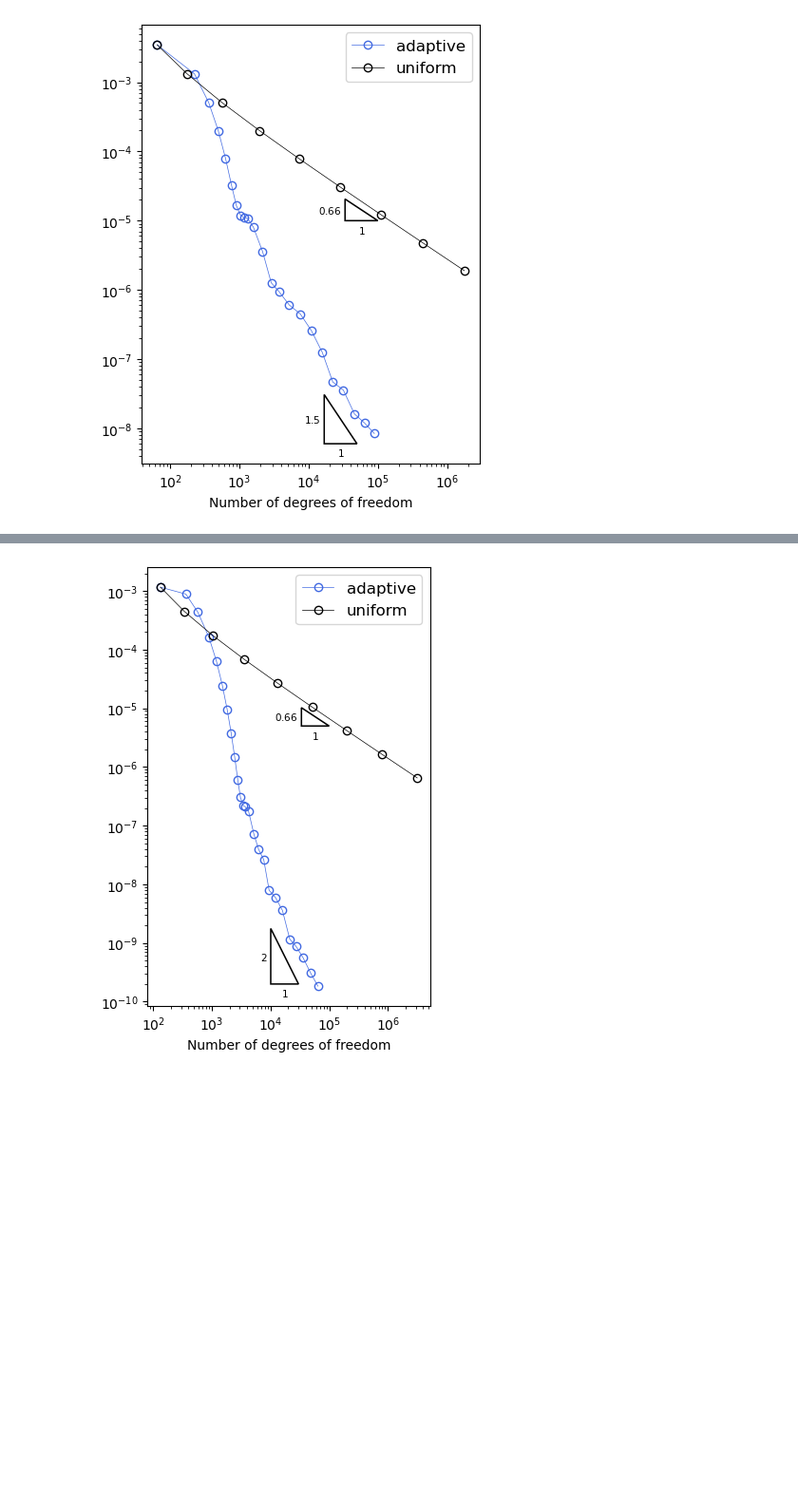
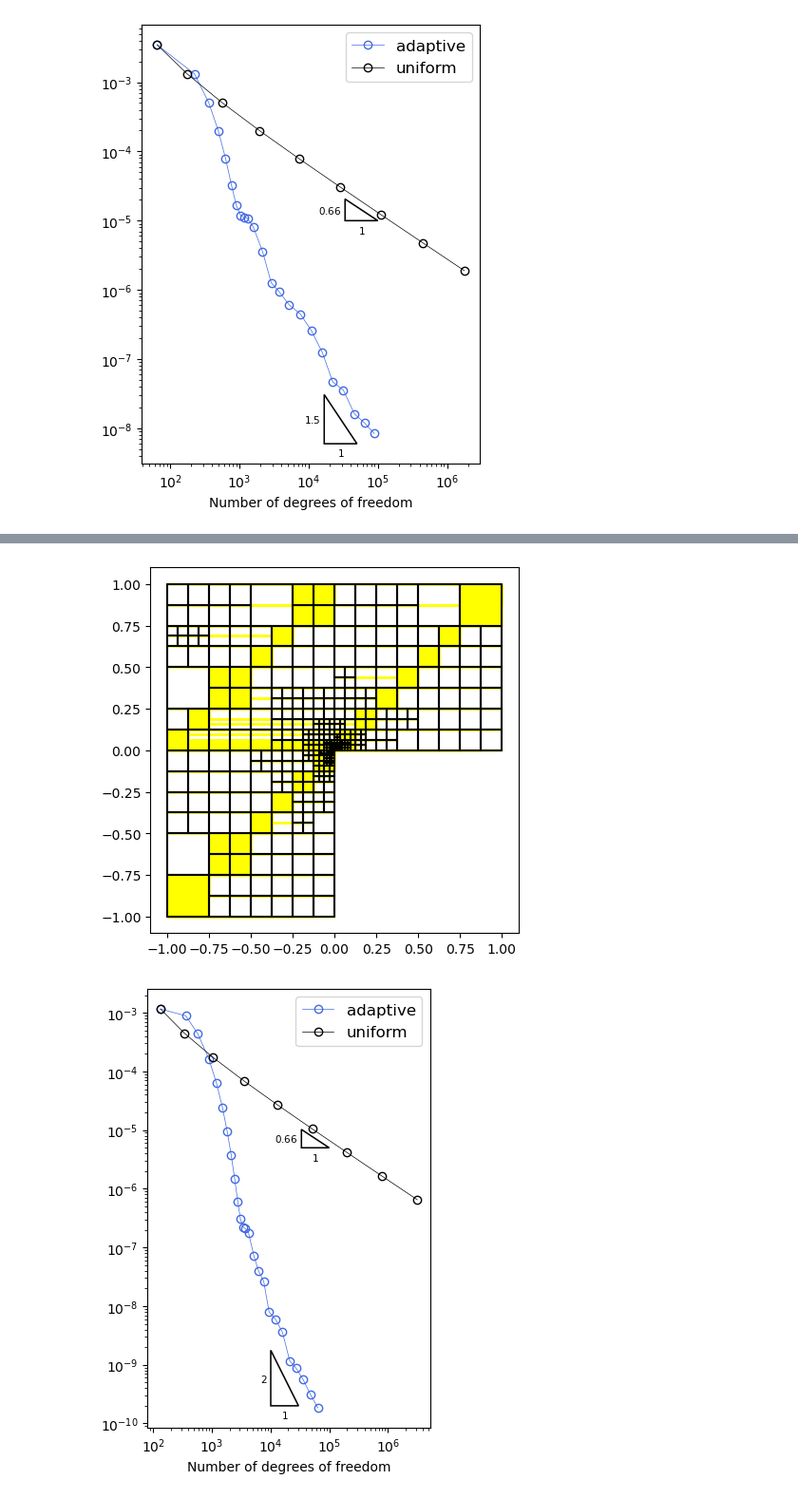
Before and after one commit to c-f-h/pyiga, a Jupyter notebook: notebooks/L-shape.ipynb, the cells around one changed output, grey strips where cells are left out. Shown at 95% size. Saved outputs shown, nothing was run; the diff lists cells and outputs as text; code cells hidden in the pictures; blank space fills up the shorter version.

```diff
--- a/notebooks/L-shape.ipynb
+++ b/notebooks/L-shape.ipynb
@@ -505,0 +528,2 @@ plt.show()
+# %%
+MP_a.mesh.set_domain_id({1:set(list(np.where(err_ind[-1]>1e-4)[0]))})
@@ -506,3 +551,7 @@ plt.show()
+# %%
+MP_a.mesh.draw(knots=False, color={1:'white',0:'yellow'})
+# %% [output]
+[figure, added]
 # %%
 fig, ax = plt.subplots(figsize=(6,6))
 plt.loglog(numdofs_a, L2err_a, 'o-',color='royalblue',linewidth=0.5, markerfacecolor='none')
```
Also changed, not shown: parts of 8 cells of this notebook, 4 other files.
